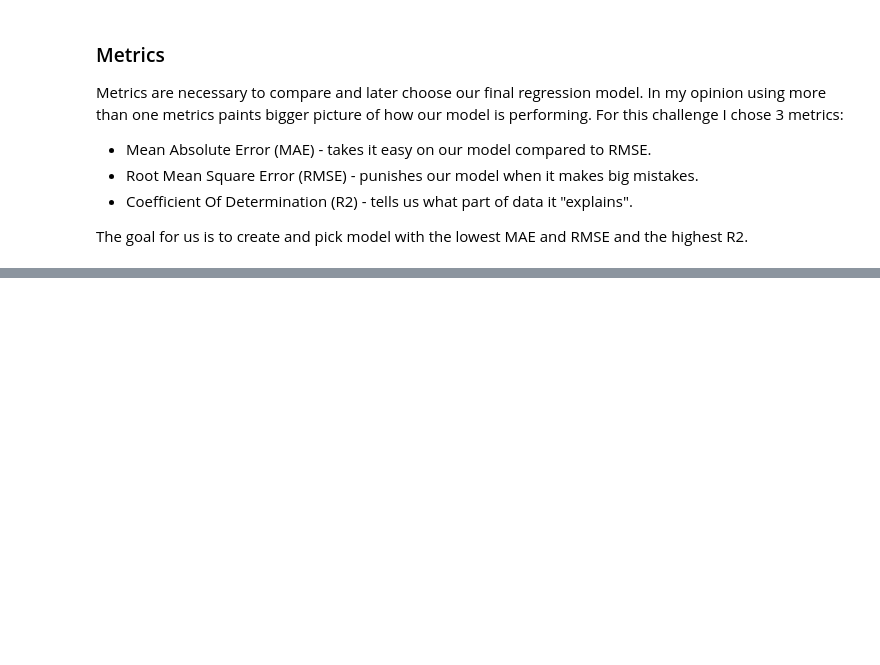
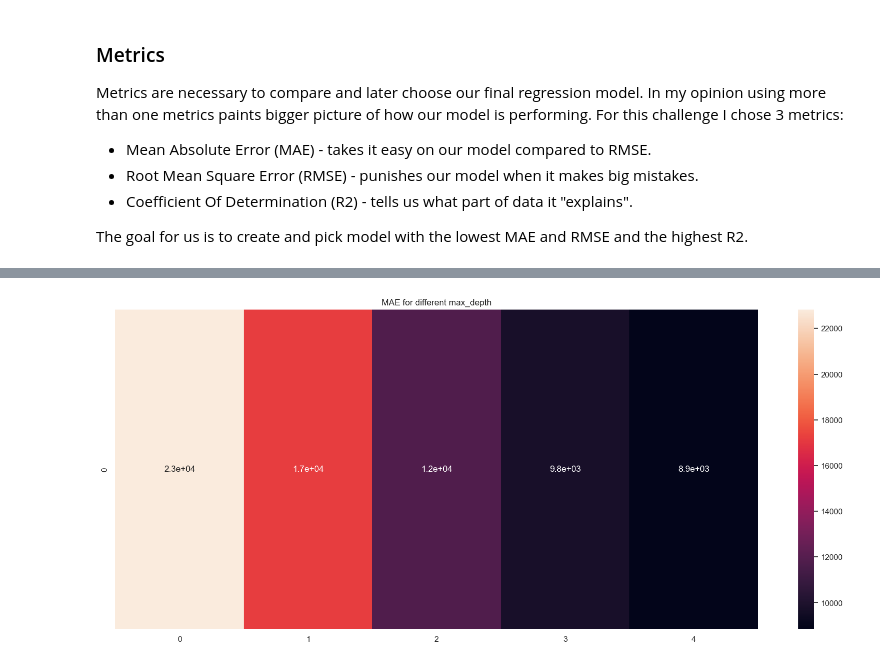
Before and after one commit to Piotr45/cars_price_prediction, a Jupyter notebook: car_price_prediction.ipynb, the cells around one changed output, grey strips where cells are left out. Cells and saved outputs as stored; diff of their text form; code cells hidden in the pictures; blank space fills up the shorter version.

```diff
--- a/car_price_prediction.ipynb
+++ b/car_price_prediction.ipynb
@@ -501,6 +264,25 @@ def show_metrics(true: np.array, pred: np.array) -> None:
 def plot_compare_true_pred(true: np.array, pred:np.array) -> None:
     df = pd.DataFrame({'true_values': true, 'predicted_values': pred})
     sns.scatterplot(data=df).set(title='Predicted values vs. True values')
+# %%
+from sklearn.model_selection import GridSearchCV
+from sklearn.metrics import make_scorer
+
+METRICS = {
+    'MAE': make_scorer(mean_absolute_error),
+    'RMSE': make_scorer(mean_squared_error, squared=False),
+    'R2': make_scorer(r2_score)
+}
+
+PARAMS = {
+    'max_depth': (3, 5, 10, 15, 25)
+}
+
+def test_model(x, y, model, parameters=PARAMS, scoring=METRICS):
+    gs = GridSearchCV(model, parameters, scoring=scoring, cv=10, refit=False)
+    gs.fit(x, y)
+
+    return gs.cv_results_
 # %% [markdown]
 ### Decision Tree Regressor
 
@@ -521,0 +308,10 @@ plot_compare_true_pred(y_test, y_pred)
+# %%
+results = test_model(x_train, y_train, DecisionTreeRegressor(),
+                 {'max_depth': PARAMS['max_depth']},
+                 {'MAE': make_scorer(mean_absolute_error),
+                  'RMSE': make_scorer(mean_squared_error, squared=False),
+                  'R2': make_scorer(r2_score)})
+# %%
+sns.heatmap([results['mean_test_MAE']], annot=True).set(title='MAE for different max_depth');
+# %% [output]
+[figure, added]
```
Also changed, not shown: parts of 59 cells of this notebook.
